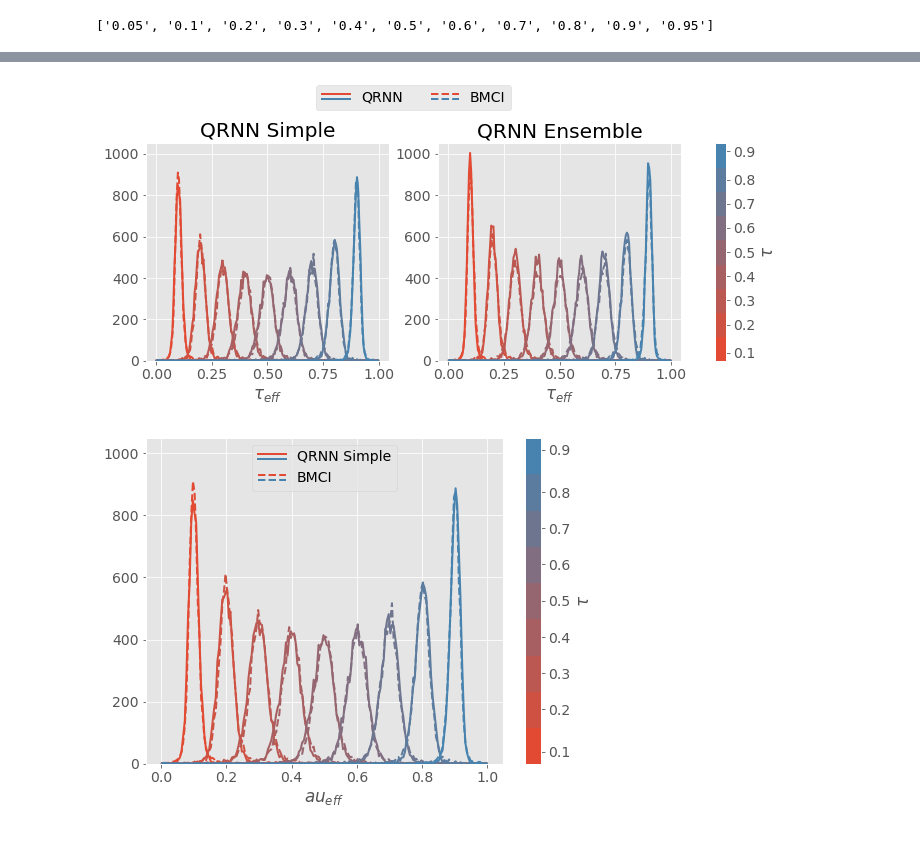
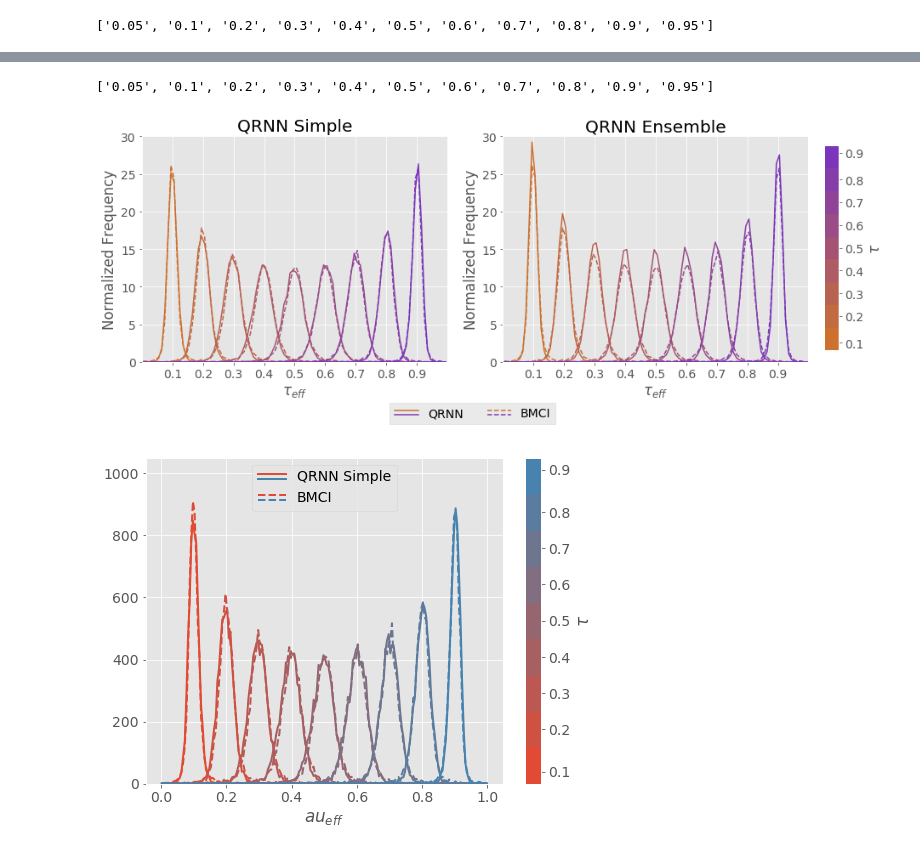
Before and after one commit to simonpf/predictive_uncertainty, a Jupyter notebook: evaluation.ipynb, the cells around one changed output, grey strips where cells are left out. Drawn from its saved outputs; the diff is of its cells as text; code cells hidden in the pictures.

```diff
--- a/evaluation.ipynb
+++ b/evaluation.ipynb
@@ -185,6 +194,8 @@ The plot is a bit more involved an needs quite some code for the setup.
 qdist_qrnn = np.sum(cwv_mcmc[:, :, np.newaxis] < qs_qrnn.reshape(-1, 1, 11), axis = 1)
 qdist_qrnn = qdist_qrnn /cwv_mcmc.shape[1]
 # %%
+import seaborn as sns
+sns.reset_orig()
 import matplotlib.cm
 from matplotlib.cm import ScalarMappable
 from matplotlib.colors import BoundaryNorm, Normalize, to_rgb
@@ -194,7 +205,9 @@ cdict = {"#E24A33" : ((0.0, 1.0, 1.0),
          "#348ABD" : ((0.0, 0.0, 0.0),
                      (1.0, 1.0, 1.0))}
 
-colors = [to_rgb("#E24A33"), to_rgb("#348ABD")]
+seq = sns.color_palette("BrBG", 3)
+colors = [to_rgb("#cc712e"), to_rgb("#712ecc")]
+#colors = [seq[0], seq[-1]]
 cmap = LinearSegmentedColormap.from_list("r2b", colors, N = 10)
 
 
@@ -255,50 +334,66 @@ Text(0.962963,0,'')
+# %%
+[str(x) for x in quantiles[0, :]]
+# %% [output]
+['0.05', '0.1', '0.2', '0.3', '0.4', '0.5', '0.6', '0.7', '0.8', '0.9', '0.95']
 # %%
-fig, axs = plt.subplots(1, 2, figsize = (12, 4))
+fig, axs = plt.subplots(1, 2, figsize = (12, 5))
 
-bins = np.linspace(0.0, 1.0, 201)
+bins = np.linspace(0.0, 1.0, 101)
 x = 0.5 * (bins[1:] + bins[:-1])
 ptchs_qrnn_ensemble = []
 ptchs_qrnn = []
 ptchs_bmci = []
 
 for i in range(1, 10):
-    cts_qrnn, _ = np.histogram(qdist_qrnn[:, i], bins = bins)
-    ps = axs[0].plot(x, cts_qrnn, c = colors[0][i, :], ls = "-", lw = 2)
+    cts_qrnn, _ = np.histogram(qdist_qrnn[:, i], bins = bins, normed = True)
+    ps = axs[0].plot(x, cts_qrnn, c = colors[0][i, :], ls = "-", lw = 1.5)
     ptchs_qrnn += ps
-    cts_qrnn, _ = np.histogram(qdist_qrnn[:, i], bins = bins)
-    cts_bmci, _ = np.histogram(qdist_bmci[:, i], bins = bins)
-    ps = axs[0].plot(x, cts_bmci, c = colors[0][i, :], ls = "--", lw = 2)
+    cts_qrnn, _ = np.histogram(qdist_qrnn[:, i], bins = bins, normed = True)
+    cts_bmci, _ = np.histogram(qdist_bmci[:, i], bins = bins, normed = True)
+    ps = axs[0].plot(x, cts_bmci, c = colors[0][i, :], ls = "--", lw = 1.5)
     ptchs_bmci += ps
 sm.set_array(quantiles)
+axs[0].set_xticks(np.arange(0.1, 1.0, 0.1))
 axs[0].set_title("QRNN Simple")
-axs[0].set_ylim([0, 1050])
+axs[0].set_ylim([0, 30.0])
+axs[0].set_xlim([0, 1.0])
 axs[0].set_xlabel(r"$\tau_{eff}$")
+axs[0].set_ylabel("Normalized Frequency")
 
 for i in range(1, 10):
-    cts_qrnn_ensemble, _ = np.histogram(qdist_qrnn_ensemble[:, i], bins = bins)
-    ps = axs[1].plot(x, cts_qrnn_ensemble, c = colors[0][i, :], ls = "-", lw = 2)
+    cts_qrnn_ensemble, _ = np.histogram(qdist_qrnn_ensemble[:, i], bins = bins, normed = True)
+    ps = axs[1].plot(x, cts_qrnn_ensemble, c = colors[0][i, :], ls = "-", lw = 1.5)
     ptchs_qrnn_ensemble += ps
-    cts_qrnn, _ = np.histogram(qdist_qrnn[:, i], bins = bins)
-    cts_bmci, _ = np.histogram(qdist_bmci[:, i], bins = bins)
-    ps = axs[1].plot(x, cts_bmci, c = colors[0][i, :], ls = "--", lw = 2)
+    cts_qrnn, _ = np.histogram(qdist_qrnn[:, i], bins = bins, normed = True)
+    cts_bmci, _ = np.histogram(qdist_bmci[:, i], bins = bins, normed = True)
+    ps = axs[1].plot(x, cts_bmci, c = colors[0][i, :], ls = "--", lw = 1.5)
     ptchs_bmci += ps
-axs[1].set_ylim([0, 1050])
+axs[1].set_xticks(np.arange(0.1, 1.0, 0.1))
+axs[1].set_ylim([0, 30.0])
+axs[1].set_xlim([0, 1.0])
 axs[1].set_title("QRNN Ensemble")
 axs[1].set_xlabel(r"$\tau_{eff}$")
-
+axs[1].set_ylabel("Normalized Frequency")
 
 axs[1].legend(((ptchs_qrnn_ensemble[0], ptchs_qrnn_ensemble[-1]),
                 (ptchs_bmci[0], ptchs_bmci[-1])),
                 ('QRNN', 'BMCI'),
                 handler_map = {tuple : HandlerTupleVertical()},
-                loc = "upper center", bbox_to_anchor = [-0.1, 1.30], ncol = 2)
-cbar = plt.colorbar(sm, ticks = quantiles[0, 1:10], ax = list(axs))
+                fancybox = False,
+                loc = "lower center", bbox_to_anchor = [-0.1, -0.3], ncol = 2)
+fig.subplots_adjust(right=0.8)
+cbar_ax = fig.add_axes([1.0, 0.2, 0.02, 0.67])
+cbar = fig.colorbar(sm,  ticks = quantiles[1:10], cax = cbar_ax)
+cbar = fig.colorbar(sm,  ticks = quantiles[0, 1:10], cax = cbar_ax)
 cbar.ax.set_xticklabels([str(x) for x in quantiles.ravel()])
 cbar.ax.set_ylabel(r"$\tau$")
 
+plt.tight_layout()
+
+
 fig.savefig("plots/quantile_fractions.pdf", bbox_inches = "tight")
 # %% [output]
-[figure, old version]
+[figure, new version]
 # %%
 bins = np.linspace(0.0, 1.0, 201)
 x = 0.5 * (bins[1:] + bins[:-1])
```
Also changed, not shown: parts of 8 cells of this notebook, 14 other files.
